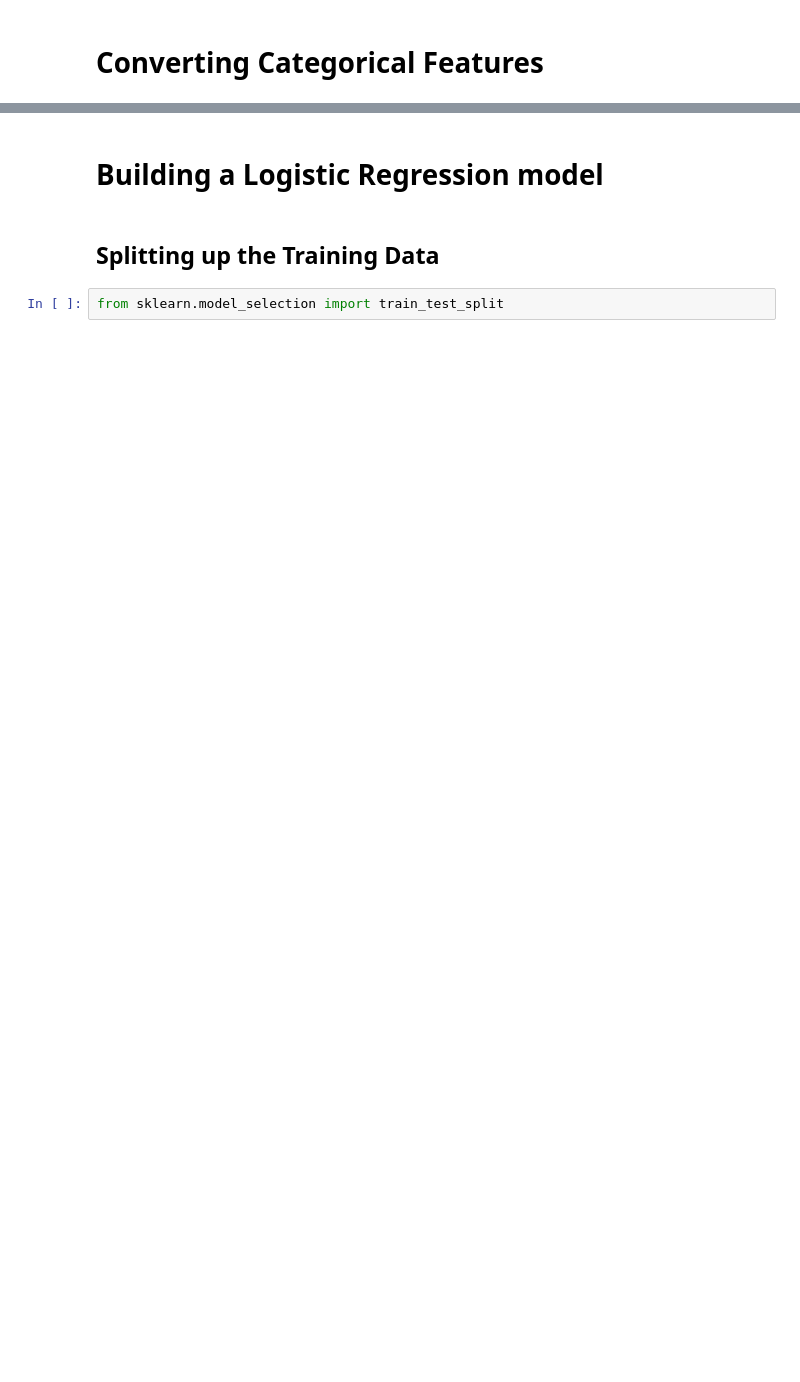
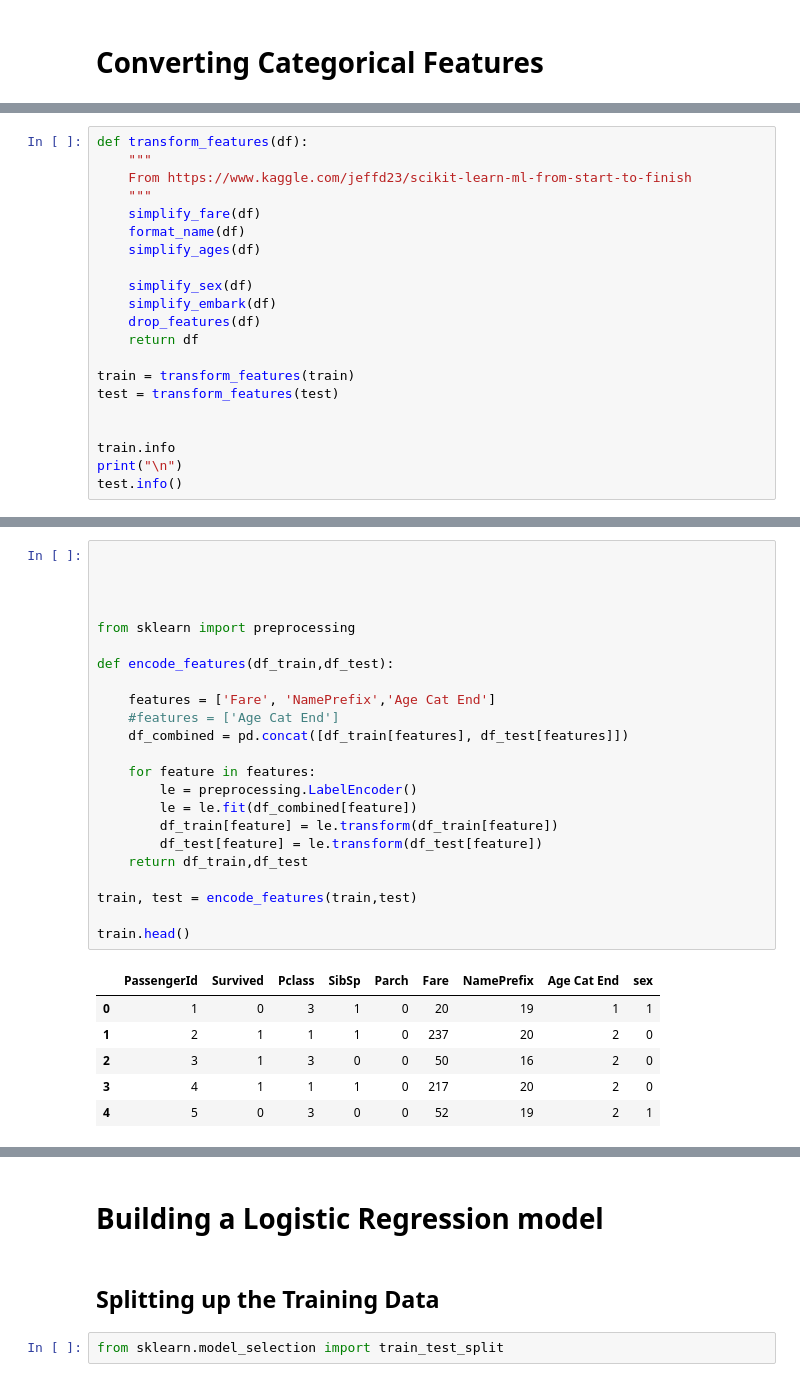
Before and after one commit to tmat84/titanic_ml_python, a Jupyter notebook: Titanic ML.ipynb, the cells around one changed output, grey strips where cells are left out. Cells and saved outputs as stored; diff of their text form; blank space fills up the shorter version.

```diff
--- a/Titanic ML.ipynb
+++ b/Titanic ML.ipynb
@@ -243,0 +304,21 @@ train.describe()
+# %%
+def transform_features(df):
+    """
+    From https://www.kaggle.com/jeffd23/scikit-learn-ml-from-start-to-finish
+    """
+    simplify_fare(df)
+    format_name(df)
+    simplify_ages(df)
+
+    simplify_sex(df)
+    simplify_embark(df)
+    drop_features(df)
+    return df
+
+train = transform_features(train)
+test = transform_features(test)
+
+
+train.info
+print("\n")
+test.info()
@@ -243,0 +339,30 @@ train.describe()
+# %%
+
+
+
+
+from sklearn import preprocessing
+
+def encode_features(df_train,df_test):
+
+    features = ['Fare', 'NamePrefix','Age Cat End']
+    #features = ['Age Cat End']
+    df_combined = pd.concat([df_train[features], df_test[features]])
+
+    for feature in features:
+        le = preprocessing.LabelEncoder()
+        le = le.fit(df_combined[feature])
+        df_train[feature] = le.transform(df_train[feature])
+        df_test[feature] = le.transform(df_test[feature])
+    return df_train,df_test
+
+train, test = encode_features(train,test)
+
+train.head()
+# %% [output]
+|  | PassengerId | Survived | Pclass | SibSp | Parch | Fare | NamePrefix | Age Cat End | sex |
+| 0 | 1 | 0 | 3 | 1 | 0 | 20 | 19 | 1 | 1 |
+| 1 | 2 | 1 | 1 | 1 | 0 | 237 | 20 | 2 | 0 |
+| 2 | 3 | 1 | 3 | 0 | 0 | 50 | 16 | 2 | 0 |
+| 3 | 4 | 1 | 1 | 1 | 0 | 217 | 20 | 2 | 0 |
+| 4 | 5 | 0 | 3 | 0 | 0 | 52 | 19 | 2 | 1 |
```
Also changed, not shown: parts of 79 cells of this notebook.
